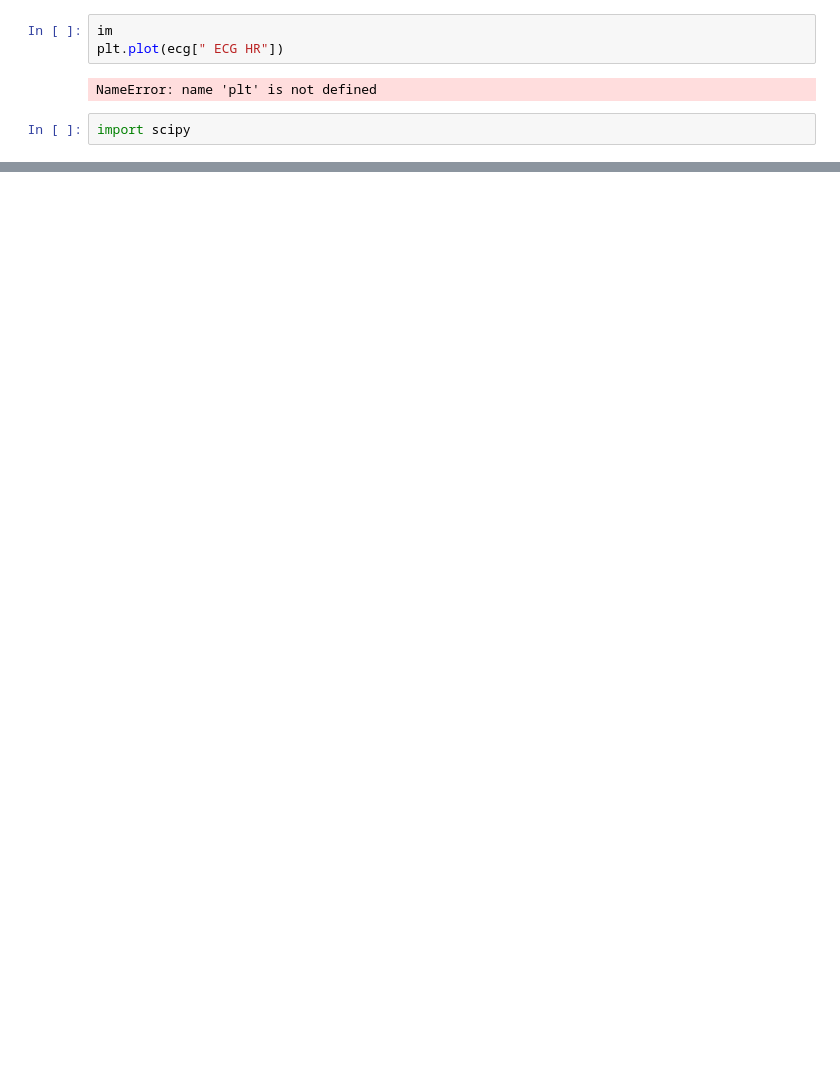
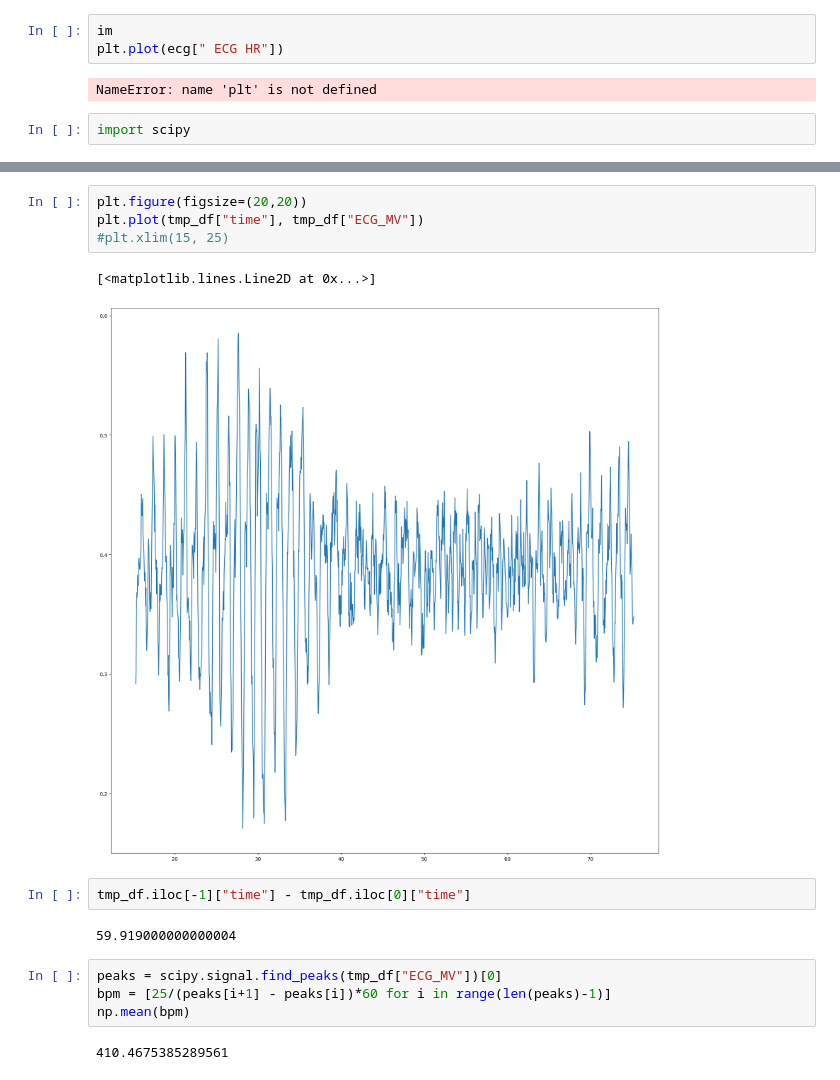
Before and after one commit to s180820/Eulerian_Magnificaiton, a Jupyter notebook: Code/Dev_notebooks/test_model.ipynb, the cells around one changed output, grey strips where cells are left out. Saved outputs shown, nothing was run; the diff lists cells and outputs as text; blank space fills up the shorter version.

```diff
--- a/Code/Dev_notebooks/test_model.ipynb
+++ b/Code/Dev_notebooks/test_model.ipynb
@@ -250,0 +456,17 @@ detectors = Detectors(fs)
+# %%
+plt.figure(figsize=(20,20))
+plt.plot(tmp_df["time"], tmp_df["ECG_MV"])
+#plt.xlim(15, 25)
+# %% [output]
+[<matplotlib.lines.Line2D at 0x...>]
+[figure, added]
+# %%
+tmp_df.iloc[-1]["time"] - tmp_df.iloc[0]["time"]
+# %% [output]
+59.919000000000004
+# %%
+peaks = scipy.signal.find_peaks(tmp_df["ECG_MV"])[0]
+bpm = [25/(peaks[i+1] - peaks[i])*60 for i in range(len(peaks)-1)]
+np.mean(bpm)
+# %% [output]
+410.4675385289561
```
Also changed, not shown: parts of 83 cells of this notebook, 12 other files.
